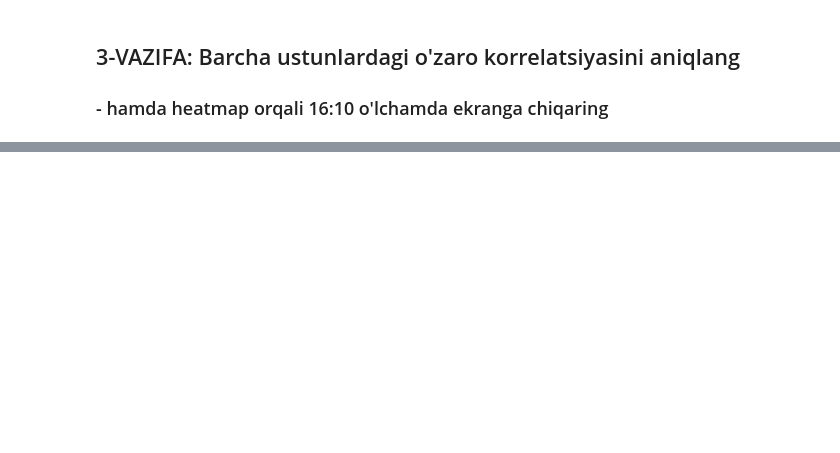
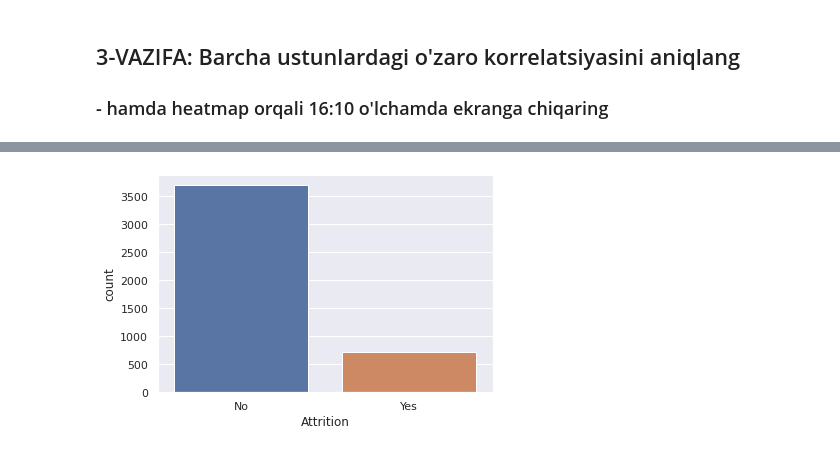
Before and after one commit to Shahzodgithub/virtualization_final_task, a Jupyter notebook: yakuniyAmaliyot_visualization.ipynb, the cells around one changed output, grey strips where cells are left out. Cells and saved outputs as stored; diff of their text form; code cells hidden in the pictures; blank space fills up the shorter version.

```diff
--- a/yakuniyAmaliyot_visualization.ipynb
+++ b/yakuniyAmaliyot_visualization.ipynb
@@ -71,6 +117,10 @@ ssl._create_default_https_context = ssl._create_unverified_context
 <a href="https://imgbb.com/"><img src="https://i.ibb.co/Px9Bn6J/plt.png" alt="plt" border="0"></a>
 # %%
 # JAVOBNI SHUYERGA YOZING
+sns.countplot(x = data2['Attrition'])
+plt.show()
+# %% [output]
+[figure, added]
 # %% [markdown]
 ## 6-VAZIFA: Countplot() orqali Attrition ustunidagi ma'lumotlarni "Yes" "No" soniga ko'ra hamda gender ustuniga bo'lingan holda ustunli grafikda tasvirlang.
 
```
Also changed, not shown: parts of 18 cells of this notebook.
